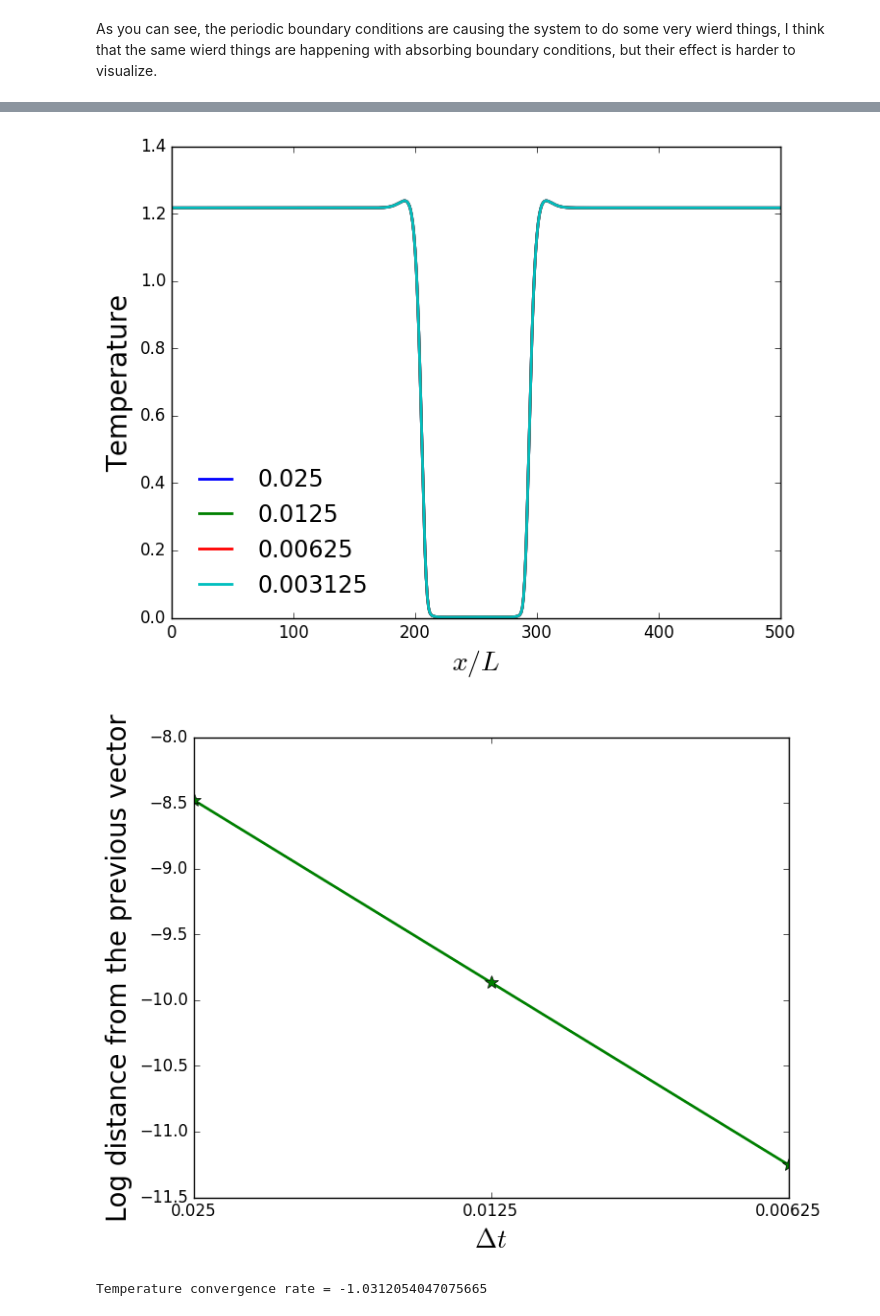
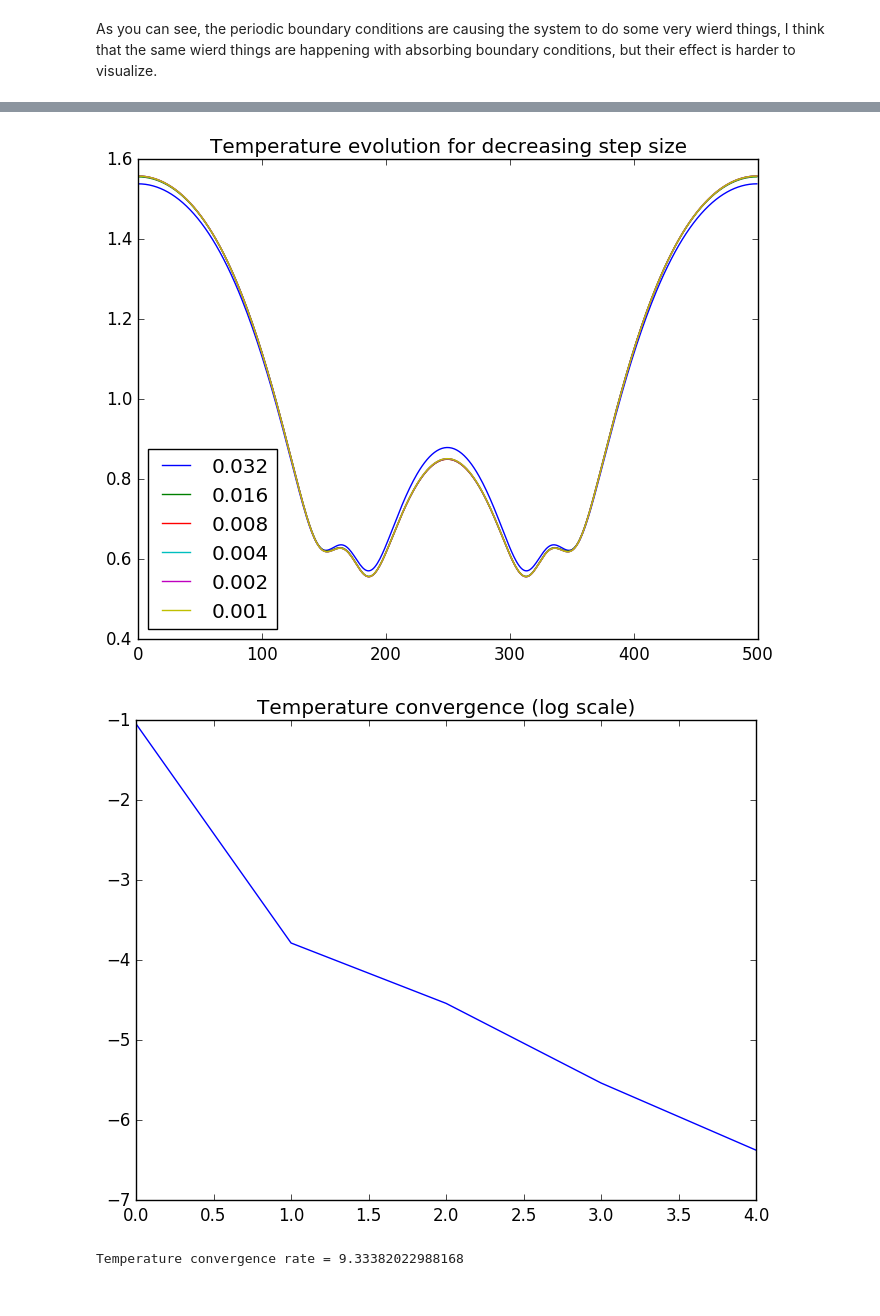
Before and after one commit to JackDevine/Honours2016, a Jupyter notebook: notebooks/Convergence tests.ipynb, the cells around one changed output, grey strips where cells are left out. Saved outputs shown, nothing was run; the diff lists cells and outputs as text; code cells hidden in the pictures.

```diff
--- a/notebooks/Convergence tests.ipynb
+++ b/notebooks/Convergence tests.ipynb
@@ -75,7 +75,7 @@ alpha = 1e-2
 beta = 1e-4
 evolveTime = 2.0
 scaling = 1e-2
-dtVec = [2, 1, 1/2, 1/4]*scaling
+dtVec = [1, 1/2, 1/4]*scaling
 
 sigma  = 0.1
 P0 = Float64[(1/(sigma*sqrt(2pi)))*exp(-((x - 1.0)^2)/(2sigma^2))
@@ -154,40 +254,38 @@ dx, nPoints
 # %%
+# Test the convergence rate for the system evolution.
+scaling = 1e-3
+evolveTime = 1.0
+dtVec = [32.0, 16.0, 8.0, 4.0, 2.0, 1.0]*scaling
+index = 1
+alpha = 1e-2
+beta = 0.1
+energy = energyFun(potential, density, temperature, alpha, xAxis)
+Parray = Array(Float64, nPoints, length(dtVec))
+Tarray = Array(Float64, nPoints, length(dtVec))
+for dt in dtVec
+    Parray[:, index], Tarray[:, index] = evolve_system(density, temperature, evolveTime, dt,
+            potential, dpotential, alpha, beta, energy, xAxis ;
+    tempBndType = :neumann, probBndType = :periodic)
+    index += 1
+end
+
 # Calculate the distances between adjacent probability distributions.
-labels = dtVec
 norms = Float64[norm(Parray[:, i] - Parray[:, i-1]) for i in 2:length(dtVec)]
 println("Probability convergence rate = ", log(abs((norms[1] - norms[end])/((dtVec[1] - dtVec[end]))/scaling)))
-plot(Parray, linewidth = 1.5)
-xlabel(L"x / L", fontsize = 20)
-ylabel("Probability distribution", fontsize = 20)
-legend(dtVec, fontsize = 17, frameon = false)
-# savefig("$(figureDirectory)\\probabilityConvergence.pdf")
-
-# title("Probability evolution for decreasing step size")
+plot(Parray)
+title("Probability evolution for decreasing step size")
+legend(dtVec)
 figure()
-plot(log(norms), "-*", linewidth = 2, markersize = 10)
-xlabel(L"\Delta t", fontsize = 20)
-ylabel("Log distance from the previous vector", fontsize = 18)
-xticks(0:length(norms)-1, labels[1:end-1])
-# savefig("$(figureDirectory)\\probabilityConvergenceRate.pdf")
-
-# title("Probability convergence (log scale)")
+plot(log(norms))
+title("Probability convergence (log scale)")
 # Calculate the distances between adjacent temperature distributions.
 norms = Float64[norm(Tarray[:, i] - Tarray[:, i-1]) for i in 2:length(dtVec)]
 println("Temperature convergence rate = ", log(abs((norms[1] - norms[end])/((dtVec[1] - dtVec[end]))/scaling)))
 figure()
-plot(Tarray, linewidth = 2)
-xlabel(L"x / L", fontsize = 20)
-ylabel("Temperature", fontsize = 20)
-# title("Temperature evolution for decreasing step size")
-
-legend(dtVec, loc = 3, fontsize = 17, frameon = false)
-# savefig("$(figureDirectory)\\temperatureConvergence.pdf")
+plot(Tarray)
+title("Temperature evolution for decreasing step size")
+legend(dtVec, loc = 3)
 figure()
 plot(log(norms))
-# title("Temperature convergence (log scale)")
-plot(log(norms), "-*", linewidth = 2, markersize = 10)
-xlabel(L"\Delta t", fontsize = 20)
-ylabel("Log distance from the previous vector", fontsize = 20)
-xticks(0:length(norms)-1, labels[1:end-1])
-# savefig("$(figureDirectory)\\temperatureConvergenceRate.pdf")
+title("Temperature convergence (log scale)")
 # %% [output]
@@ -197,3 +295,3 @@ Probability convergence rate = 8.205775651546956
-[figure, old version]
+[figure, new version]
-[figure, old version]
+[figure, new version]
-Temperature convergence rate = -1.0312054047075665
+Temperature convergence rate = 9.33382022988168
```
Also changed, not shown: parts of 14 cells of this notebook, 2 other files.
